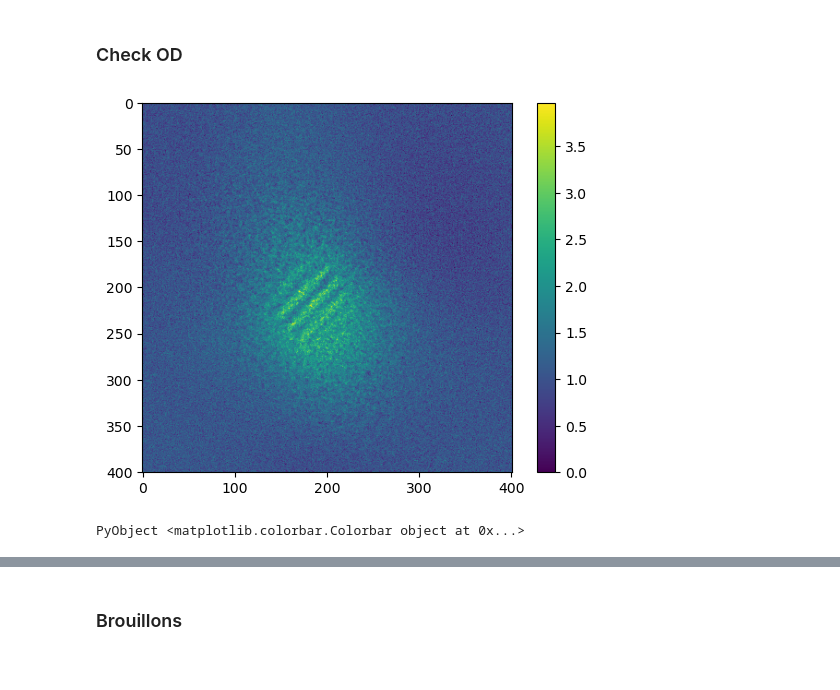
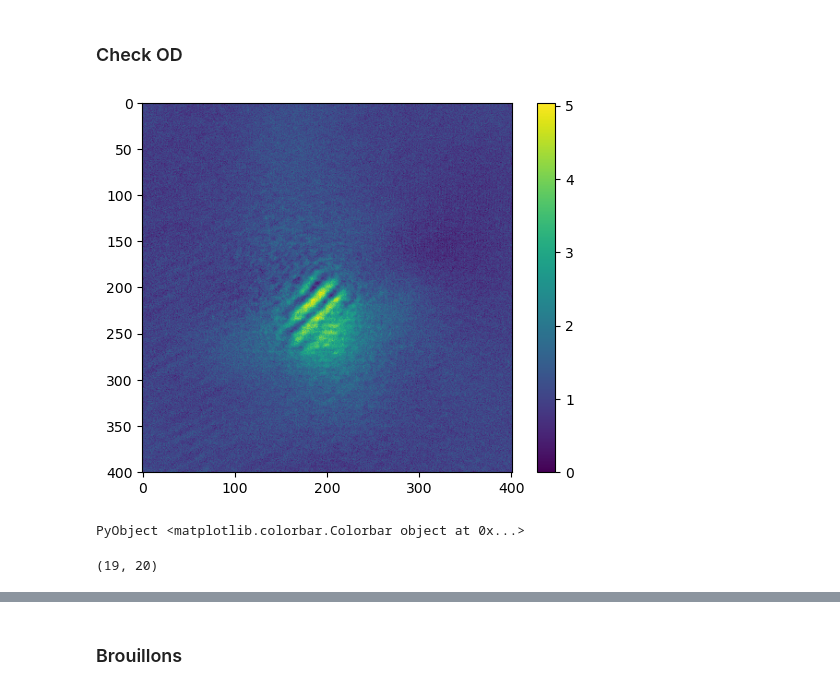
Before and after one commit to DolbeaultRemy/SR_droplets, a Jupyter notebook: Image_analysis/Jianshun_codes_V3/Nbr_atoms_mask.ipynb, the cells around one changed output, grey strips where cells are left out. Drawn from its saved outputs; the diff is of its cells as text; code cells hidden in the pictures.

```diff
--- a/Image_analysis/Jianshun_codes_V3/Nbr_atoms_mask.ipynb
+++ b/Image_analysis/Jianshun_codes_V3/Nbr_atoms_mask.ipynb
@@ -14,16 +14,23 @@ Ntot = 185491; # Total atom nbr
 # %% [markdown]
 ### Check OD
 # %%
-i, j = 1, 5
+i, j = 19, 20
+OD = ODs[(j-1)*size(I_bkg_masked_ds)[1]+i, :, :]
 
-OD = ODs[(i-1)*size(I_atoms_masked_ds)[1]+j, :, :]
+# idx = 39
+# OD = ODs[idx, :, :]
+
 OD = Ntot/sum(OD .- minimum(OD)) .* (OD .- minimum(OD)) # Transform the OD in atom/pxl^2
 
 img = imshow(OD)
 colorbar(img)
 # %% [output]
-[figure, old version]
+[figure, new version]
 PyObject <matplotlib.colorbar.Colorbar object at 0x...>
+# %%
+size(I_atoms_masked_ds)
+# %% [output]
+(19, 20)
 # %%
 Nbr_atoms_per_mask = zeros(size(I_atoms_masked_ds)[1:2])
 se = ones(Bool, mask_dilation, mask_dilation)
```
Also changed, not shown: parts of 3 cells of this notebook, 17 other files.
